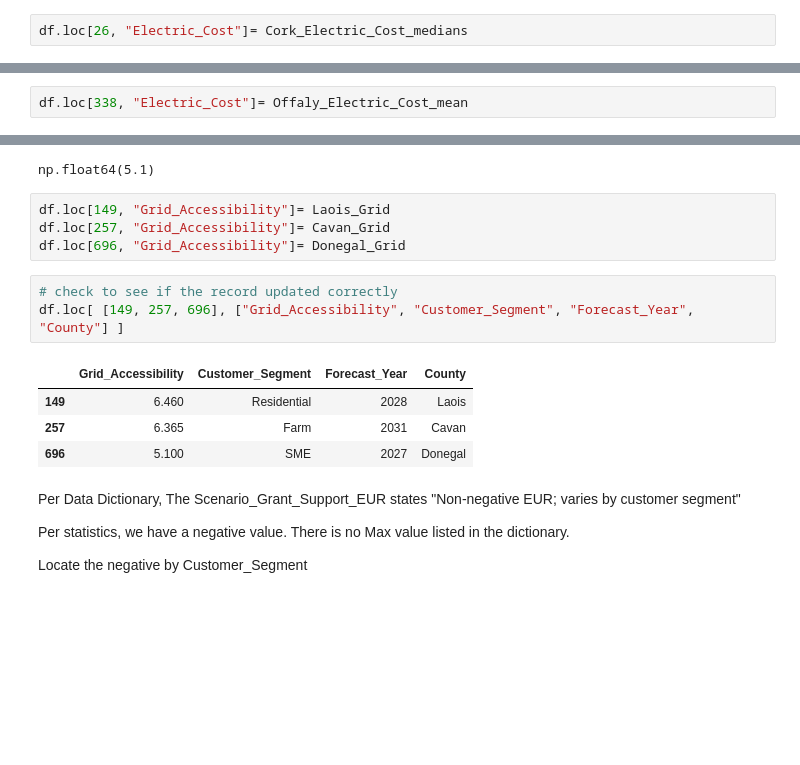
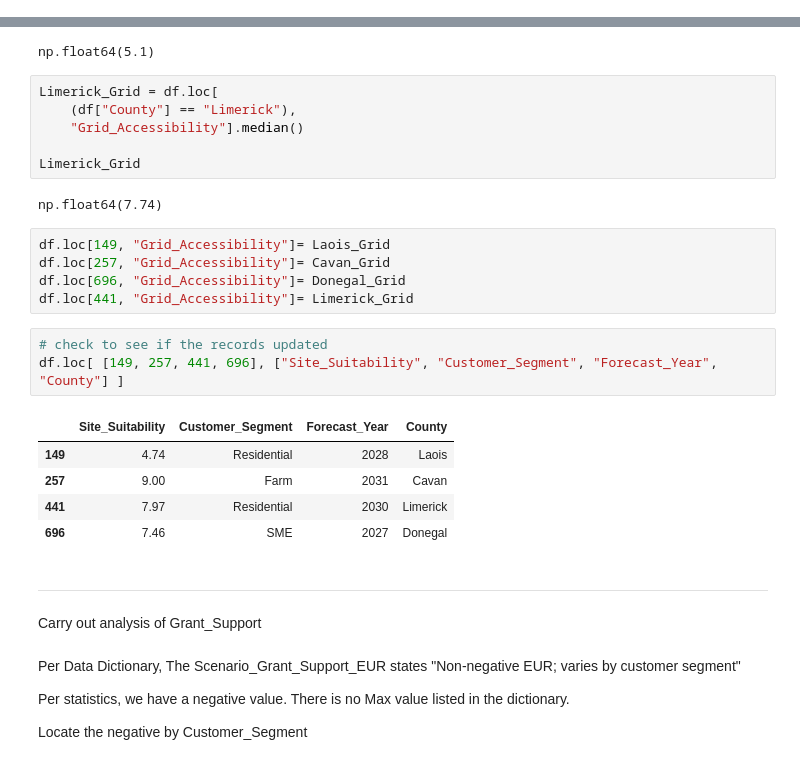
Before and after one commit to sba26096-CiaranLynch/IntegratedCA2, a Jupyter notebook: Integrated_CA_2.ipynb, the cells around one changed output, grey strips where cells are left out. Drawn from its saved outputs; the diff is of its cells as text; blank space fills up the shorter version.

```diff
--- a/Integrated_CA_2.ipynb
+++ b/Integrated_CA_2.ipynb
@@ -1688,2 +1689,0 @@ np.float64(103.69)
-# %%
-df.loc[26, "Electric_Cost"]= Cork_Electric_Cost_medians
@@ -1699,2 +1689,0 @@ np.float64(153.185)
-# %%
-df.loc[338, "Electric_Cost"]= Offaly_Electric_Cost_mean
@@ -1886,18 +1881,32 @@ Donegal_Grid = df.loc[
 Donegal_Grid
 # %% [output]
 np.float64(5.1)
+# %%
+Limerick_Grid = df.loc[
+    (df["County"] == "Limerick"),
+    "Grid_Accessibility"].median()
+
+Limerick_Grid
+# %% [output]
+np.float64(7.74)
 # %%
 df.loc[149, "Grid_Accessibility"]= Laois_Grid
 df.loc[257, "Grid_Accessibility"]= Cavan_Grid
 df.loc[696, "Grid_Accessibility"]= Donegal_Grid
+df.loc[441, "Grid_Accessibility"]= Limerick_Grid
 # %%
-# check to see if the record updated correctly
-df.loc[ [149, 257, 696], ["Grid_Accessibility", "Customer_Segment", "Forecast_Year", "County"] ]
+# check to see if the records updated
+df.loc[ [149, 257, 441, 696], ["Site_Suitability", "Customer_Segment", "Forecast_Year", "County"] ]
 # %% [output]
-|  | Grid_Accessibility | Customer_Segment | Forecast_Year | County |
-| 149 | 6.460 | Residential | 2028 | Laois |
-| 257 | 6.365 | Farm | 2031 | Cavan |
-| 696 | 5.100 | SME | 2027 | Donegal |
+|  | Site_Suitability | Customer_Segment | Forecast_Year | County |
+| 149 | 4.74 | Residential | 2028 | Laois |
+| 257 | 9.00 | Farm | 2031 | Cavan |
+| 441 | 7.97 | Residential | 2030 | Limerick |
+| 696 | 7.46 | SME | 2027 | Donegal |
+# %% [markdown]
+****
+# %% [markdown]
+Carry out analysis of Grant_Support
 # %% [markdown]
 Per Data Dictionary, The Scenario_Grant_Support_EUR states "Non-negative EUR; varies by customer segment"
 
```
Also changed, not shown: parts of 35 cells of this notebook.
